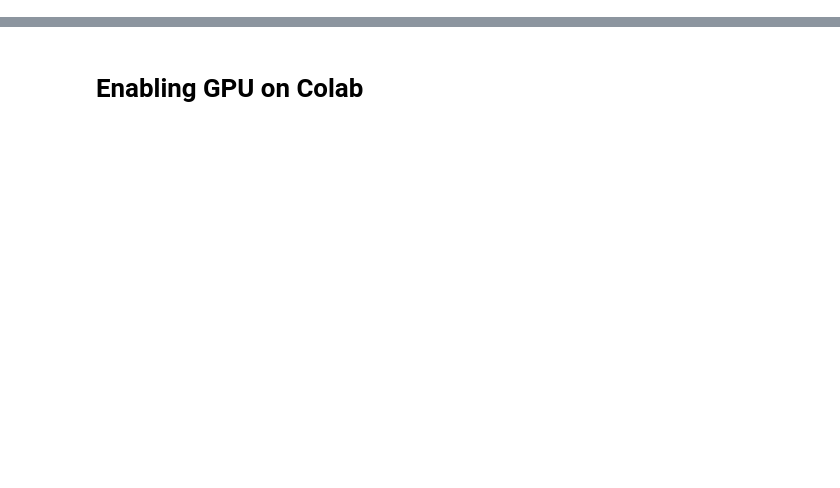
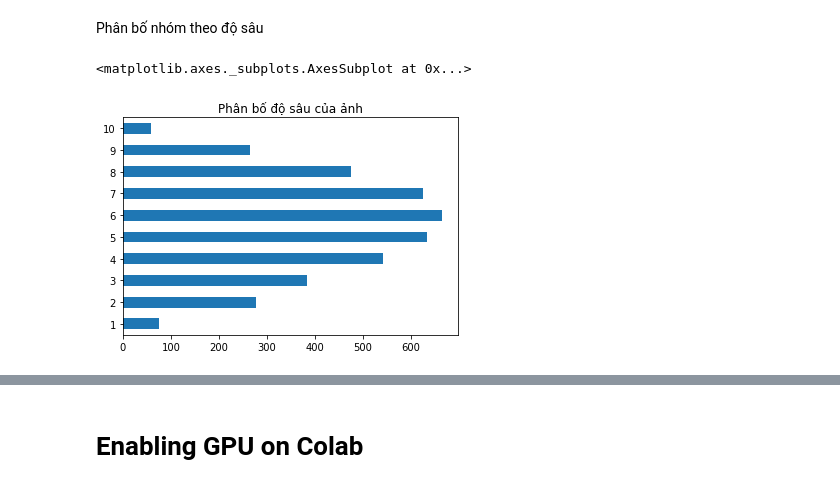
Before and after one commit to kurogo-nguyen/TGS-Salt-Identification-Challenge, a Jupyter notebook: TGS_Salt_Identification_Challenge.ipynb, the cells around one changed output, grey strips where cells are left out. Cells and saved outputs as stored; diff of their text form; code cells hidden in the pictures; blank space fills up the shorter version.

```diff
--- a/TGS_Salt_Identification_Challenge.ipynb
+++ b/TGS_Salt_Identification_Challenge.ipynb
@@ -27,0 +269,15 @@ Downloading competition_data.zip to /content
+# %% [markdown]
+Phân bố nhóm theo độ sâu
+# %%
+def depth_to_class(val):
+    for i in range(0, 11):
+        if val / 100 <= i :
+            return i
+
+train_df["depth_class"] = train_df.z.map(depth_to_class)
+test_df["depth_class"] = test_df.z.map(depth_to_class)
+# %%
+train_df["depth_class"].value_counts().sort_index(ascending=True).plot(kind ='barh', title='Phân bố độ sâu của ảnh')
+# %% [output]
+<matplotlib.axes._subplots.AxesSubplot at 0x...>
+[figure, added]
```
Also changed, not shown: parts of 97 cells of this notebook.
